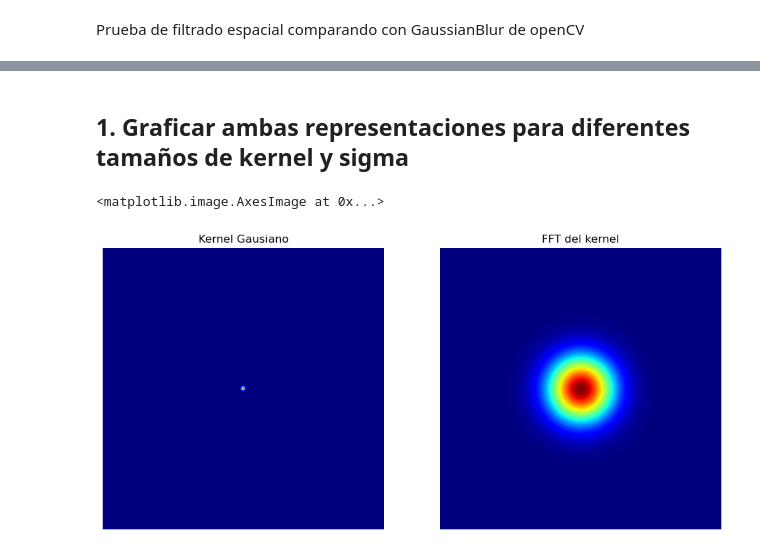
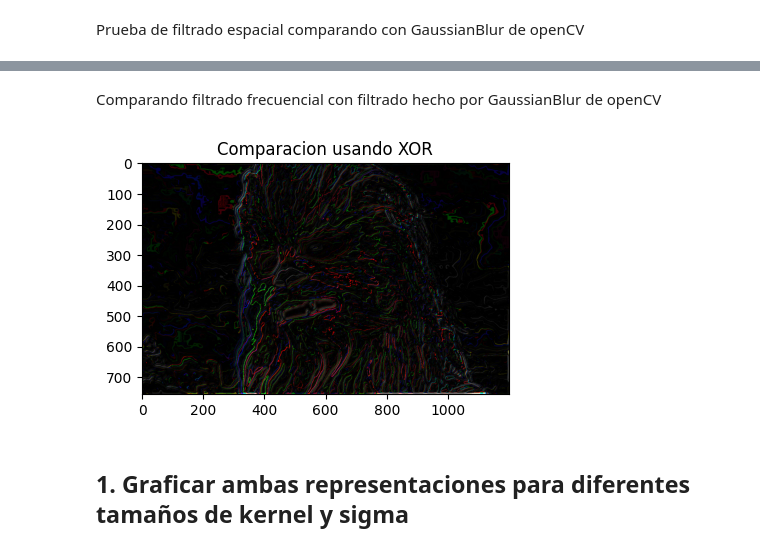
Before and after one commit to lsaraco/vpc1, a Jupyter notebook: TP2/tp2_lsaraco.ipynb, the cells around one changed output, grey strips where cells are left out. Cells and saved outputs as stored; diff of their text form; code cells hidden in the pictures.

```diff
--- a/TP2/tp2_lsaraco.ipynb
+++ b/TP2/tp2_lsaraco.ipynb
@@ -67,17 +125,9 @@ img_orig
+# %% [markdown]
+Comparando filtrado frecuencial con filtrado hecho por GaussianBlur de openCV
+# %%
+img_compare = cv.bitwise_xor(imagen_filtrada_frecuencial,img_filtrada_openCV)
+imshow("Comparacion usando XOR",img_compare,figsize=(5,3))
+# %% [output]
+[figure, added]
 # %% [markdown]
 ## 1. Graficar ambas representaciones para diferentes tamaños de kernel y sigma
-# %%
-kernel, kernel_tf = create_gauss_filter(500,500, k_size=15, sigma=2)
-plt.figure(figsize=(12,12))
-plt.subplot(1,2,1)
-plt.axis('off')
-plt.title("Kernel Gausiano")
-plt.imshow(kernel, cmap='jet')
-plt.subplot(1,2,2)
-plt.axis('off')
-plt.title("FFT del kernel")
-tf_shifted = np.fft.fftshift(kernel_tf)
-plt.imshow(np.abs(tf_shifted), cmap='jet')
-# %% [output]
-<matplotlib.image.AxesImage at 0x...>
-[figure, removed]
```
Also changed, not shown: parts of 17 cells of this notebook.
